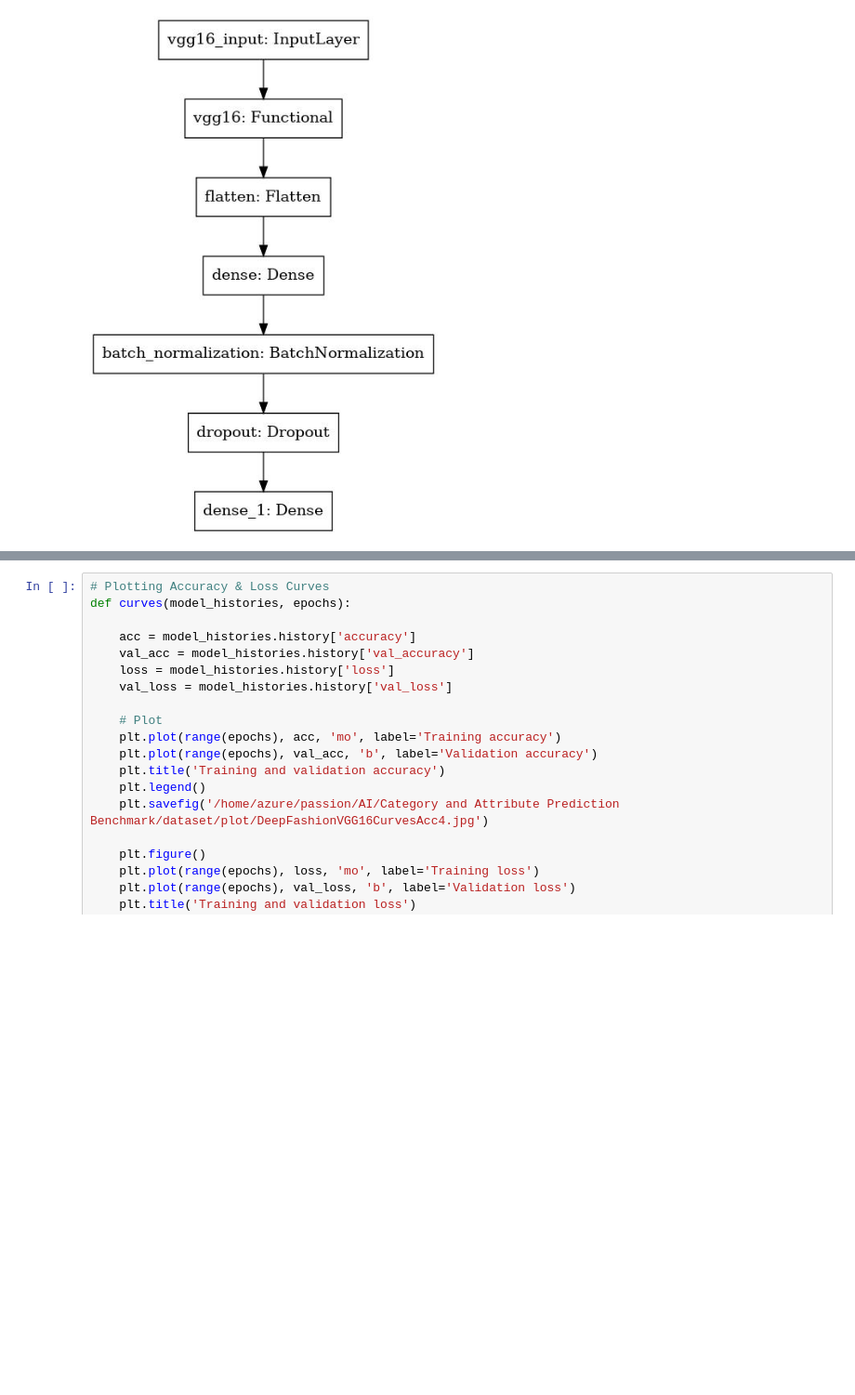
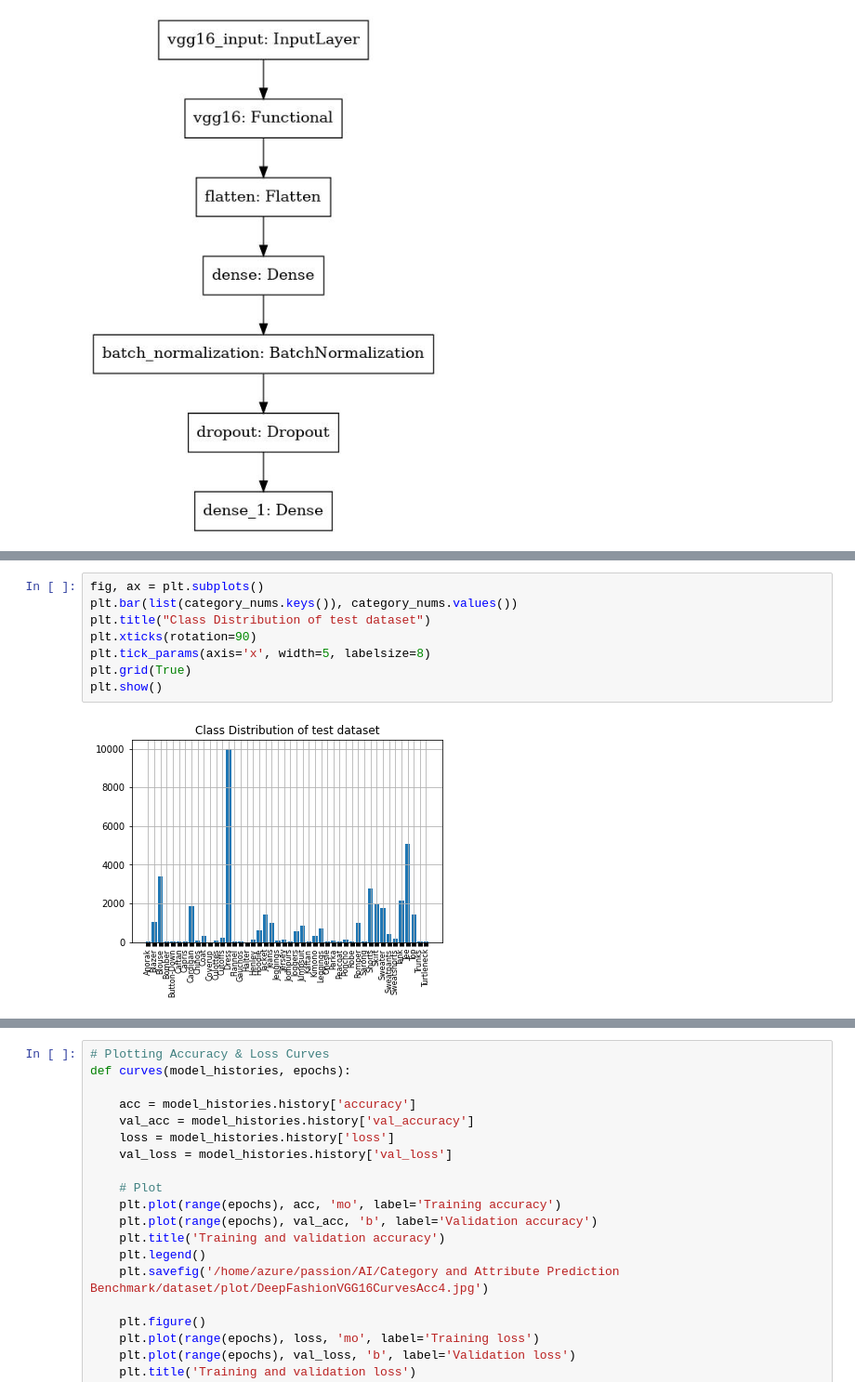
Before and after one commit to mirror-look/mirror-look-origin, a Jupyter notebook: AI/Category and Attribute Prediction Benchmark/DeepFashionModelVGG16-2.ipynb, the cells around one changed output, grey strips where cells are left out. Shown at 93% size. Cells and saved outputs as stored; diff of their text form; blank space fills up the shorter version.

```diff
--- a/AI/Category and Attribute Prediction Benchmark/DeepFashionModelVGG16-2.ipynb
+++ b/AI/Category and Attribute Prediction Benchmark/DeepFashionModelVGG16-2.ipynb
@@ -251,3 +349,13 @@ Found 40000 images belonging to 50 classes.
+# %%
+fig, ax = plt.subplots()
+plt.bar(list(category_nums.keys()), category_nums.values())
+plt.title("Class Distribution of test dataset")
+plt.xticks(rotation=90)
+plt.tick_params(axis='x', width=5, labelsize=8)
+plt.grid(True)
+plt.show()
+# %% [output]
+[figure, added]
 # %%
 class_labels = list(validation_dataset.class_indices.keys())
 num_imgs_validation = len(validation_dataset.filenames)
```
Also changed, not shown: parts of 15 cells of this notebook.
